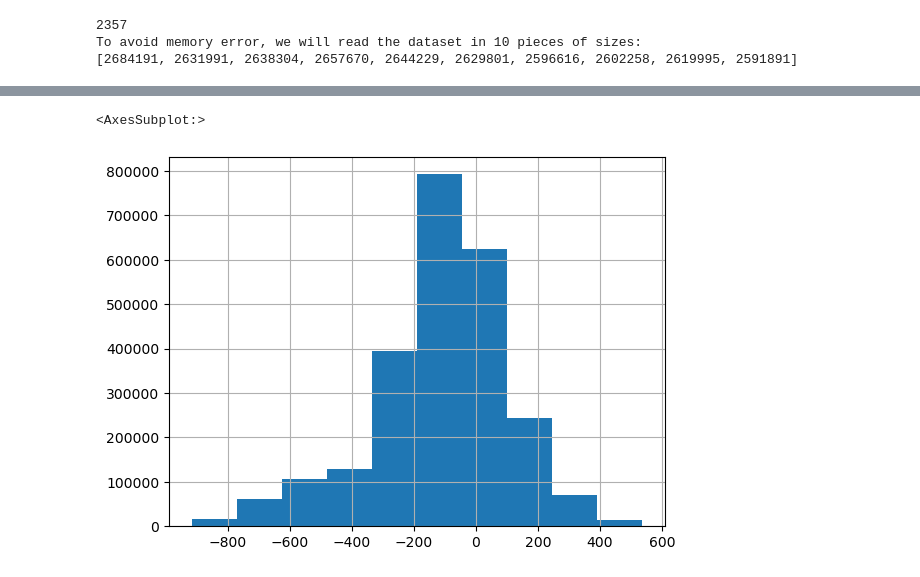
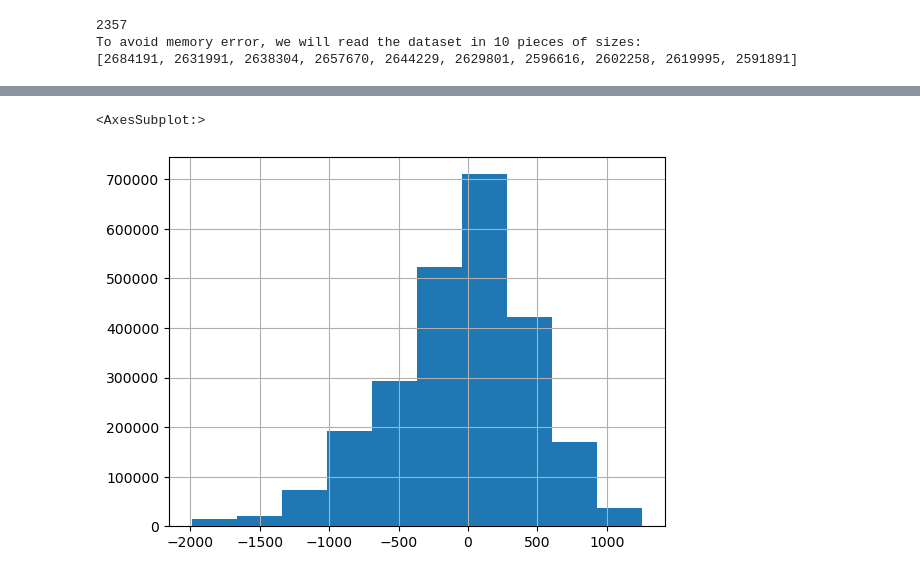
Before and after one commit to MittalMonika/DataScience, a Jupyter notebook: studentperfromance.ipynb, the cells around one changed output, grey strips where cells are left out. Drawn from its saved outputs; the diff is of its cells as text; code cells hidden in the pictures.

```diff
--- a/studentperfromance.ipynb
+++ b/studentperfromance.ipynb
@@ -67,0 +184,2 @@ Train size of first piece: (2684191, 20)
+# %%
+train['lag'] = train.elapsed_time.diff(1)
@@ -82,7 +395,7 @@ plt.show()
 # %%
-train.room_coor_y.hist()
+train.room_coor_x.hist()
 # %% [output]
 <AxesSubplot:>
-[figure, old version]
+[figure, new version]
 # %%
 train.screen_coor_x.hist()
```
Also changed, not shown: parts of 52 cells of this notebook.
